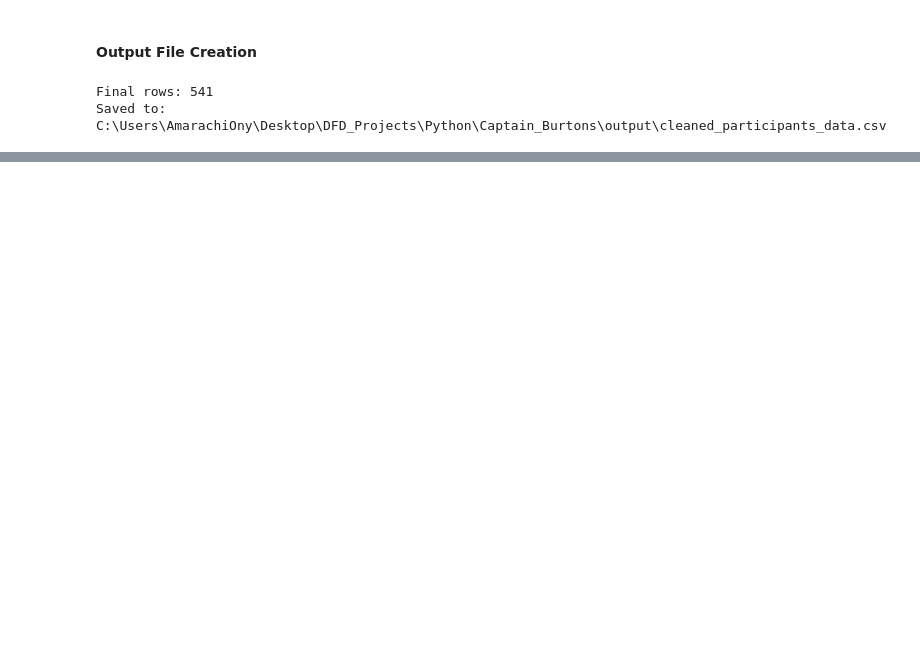
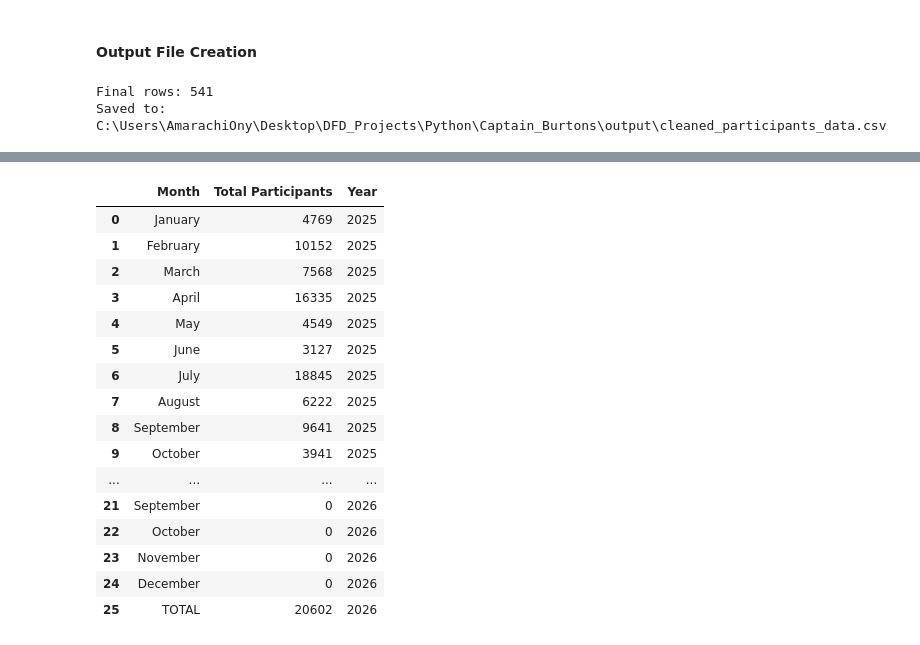
Before and after one commit to akunna1/Fire-Education-Form-Submission-Data-Cleaning, a Jupyter notebook: Data_Cleaning.ipynb, the cells around one changed output, grey strips where cells are left out. Cells and saved outputs as stored; diff of their text form; code cells hidden in the pictures; blank space fills up the shorter version.

```diff
--- a/Data_Cleaning.ipynb
+++ b/Data_Cleaning.ipynb
@@ -302,0 +303,71 @@ Saved to: C:\Users\AmarachiOny\Desktop\DFD_Projects\Python\Captain_Burtons\outpu
+# %%
+# Loading dataset
+df = pd.read_csv("C:/Users/AmarachiOny/Desktop/DFD_Projects/Python/Captain_Burtons/output/cleaned_participants_data_2.csv")
+
+# Ensuring datetime format (handles both possible column names)
+date_col = "Submission Date" if "Submission Date" in df.columns else "Date of Submission"
+df[date_col] = pd.to_datetime(df[date_col], errors="coerce")
+
+# Ensuring numeric participants column and rounding up
+df["Participants_Clean"] = pd.to_numeric(df["Participants_Clean"], errors="coerce")
+
+df = df.dropna(subset=["Participants_Clean"])
+df["Participants_Clean"] = np.ceil(df["Participants_Clean"])
+
+# Extracting year and month name (NOT numbers)
+df["Year"] = df[date_col].dt.year
+df["Month"] = df[date_col].dt.month_name()
+
+# Keeping only 2025 and 2026
+df = df[df["Year"].isin([2025, 2026])].copy()
+
+# Month order fix
+month_order = [
+    "January", "February", "March", "April", "May", "June",
+    "July", "August", "September", "October", "November", "December"
+]
+
+def build_monthly(df_year):
+    monthly = (
+        df_year.groupby("Month")["Participants_Clean"]
+        .sum()
+        .reindex(month_order, fill_value=0)
+        .reset_index()
+    )
+    monthly.columns = ["Month", "Total Participants"]
+    monthly["Total Participants"] = monthly["Total Participants"].astype(int)
+    return monthly
+
+# 2025
+df_2025 = df[df["Year"] == 2025]
+monthly_2025 = build_monthly(df_2025)
+year_total_2025 = monthly_2025["Total Participants"].sum()
+
+monthly_2025["Year"] = 2025
+monthly_2025 = pd.concat(
+    [monthly_2025, pd.DataFrame([{"Year": 2025, "Month": "TOTAL", "Total Participants": year_total_2025}])],
+    ignore_index=True
+)
+
+# 2026
+df_2026 = df[df["Year"] == 2026]
+monthly_2026 = build_monthly(df_2026)
+year_total_2026 = monthly_2026["Total Participants"].sum()
+
+monthly_2026["Year"] = 2026
+monthly_2026 = pd.concat(
+    [monthly_2026, pd.DataFrame([{"Year": 2026, "Month": "TOTAL", "Total Participants": year_total_2026}])],
+    ignore_index=True
+)
+
+# Combine both years
+final_df = pd.concat([monthly_2025, monthly_2026], ignore_index=True)
+
+# Export CSV
+output_path = "C:/Users/AmarachiOny/Desktop/DFD_Projects/Python/Captain_Burtons/output/fire_education_monthly_summary.csv"
+final_df.to_csv(output_path, index=False)
+
+print("Saved CSV to:", output_path)
+
+display(final_df)
+# %% [output]
@@ -302,0 +375,17 @@ Saved to: C:\Users\AmarachiOny\Desktop\DFD_Projects\Python\Captain_Burtons\outpu
+|  | Month | Total Participants | Year |
+| 0 | January | 4769 | 2025 |
+| 1 | February | 10152 | 2025 |
+| 2 | March | 7568 | 2025 |
+| 3 | April | 16335 | 2025 |
+| 4 | May | 4549 | 2025 |
+| 5 | June | 3127 | 2025 |
+| 6 | July | 18845 | 2025 |
+| 7 | August | 6222 | 2025 |
+| 8 | September | 9641 | 2025 |
+| 9 | October | 3941 | 2025 |
+| ... | ... | ... | ... |
+| 21 | September | 0 | 2026 |
+| 22 | October | 0 | 2026 |
+| 23 | November | 0 | 2026 |
+| 24 | December | 0 | 2026 |
+| 25 | TOTAL | 20602 | 2026 |
```
Also changed, not shown: parts of 7 cells of this notebook.
